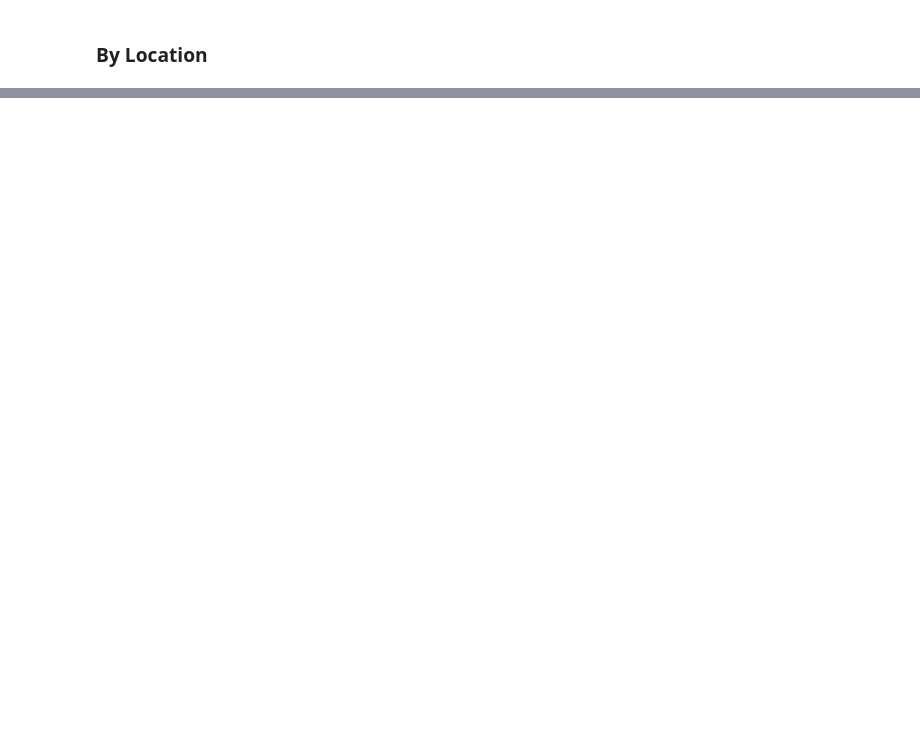
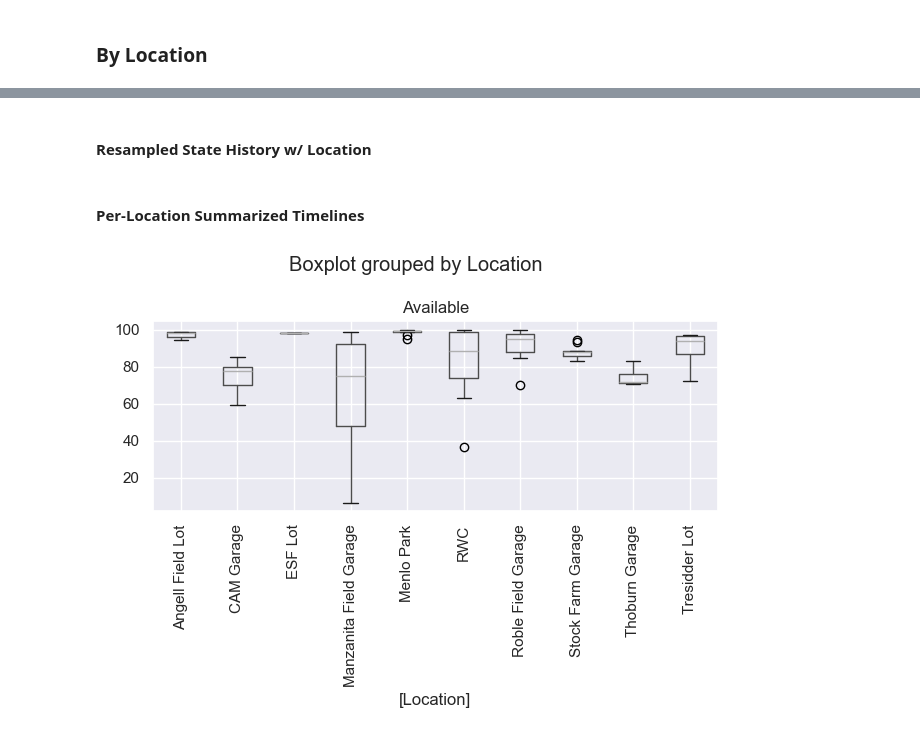
Before and after one commit to b-dagostino/charger-reliability, a Jupyter notebook: notebooks/bdag.ipynb, the cells around one changed output, grey strips where cells are left out. Drawn from its saved outputs; the diff is of its cells as text; code cells hidden in the pictures; blank space fills up the shorter version.

```diff
--- a/notebooks/bdag.ipynb
+++ b/notebooks/bdag.ipynb
@@ -596,0 +494,6 @@ with pd.option_context("display.max_rows", None):
+# %%
+state_breakdown_location = state_percentages.copy()
+state_breakdown_location['Location'] = state_breakdown_location.index.to_series().map(station_location.set_index('MAC Address')['Location'])
+
+location_summary = state_breakdown_location.groupby('Location').describe()
+display(location_summary)
@@ -596,0 +514,2 @@ with pd.option_context("display.max_rows", None):
+# %% [markdown]
+#### **Resampled State History w/ Location**
@@ -596,0 +519,7 @@ with pd.option_context("display.max_rows", None):
+# %% [markdown]
+#### **Per-Location Summarized Timelines**
+# %%
+ax = state_breakdown_location[['Available', 'Location']].boxplot(by='Location', rot=90)
+ax.figure.tight_layout()
+# %% [output]
+[figure, added]
```
Also changed, not shown: parts of 11 cells of this notebook.
